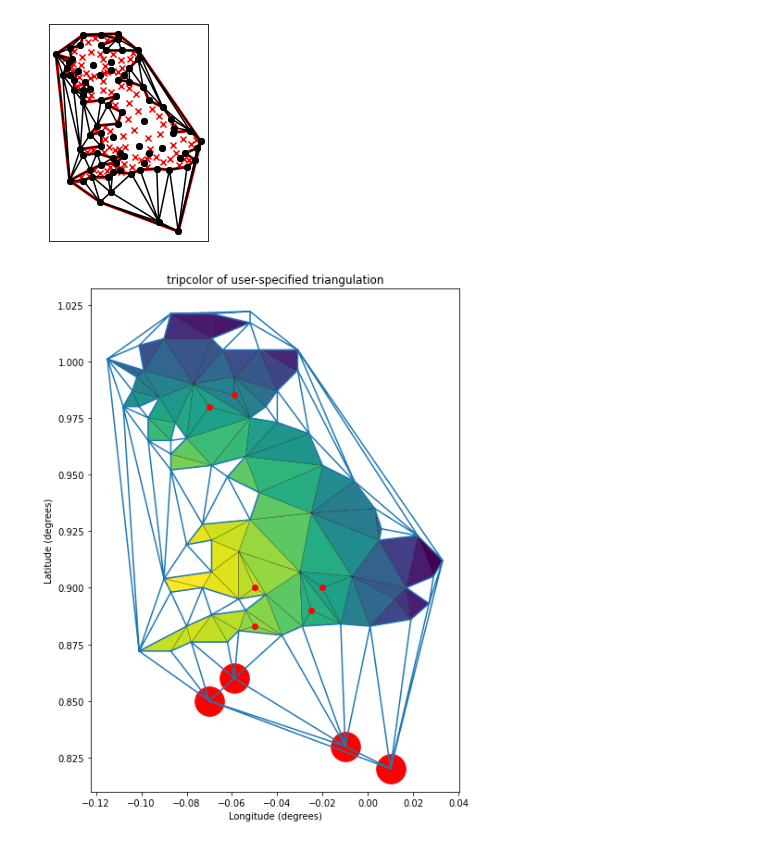
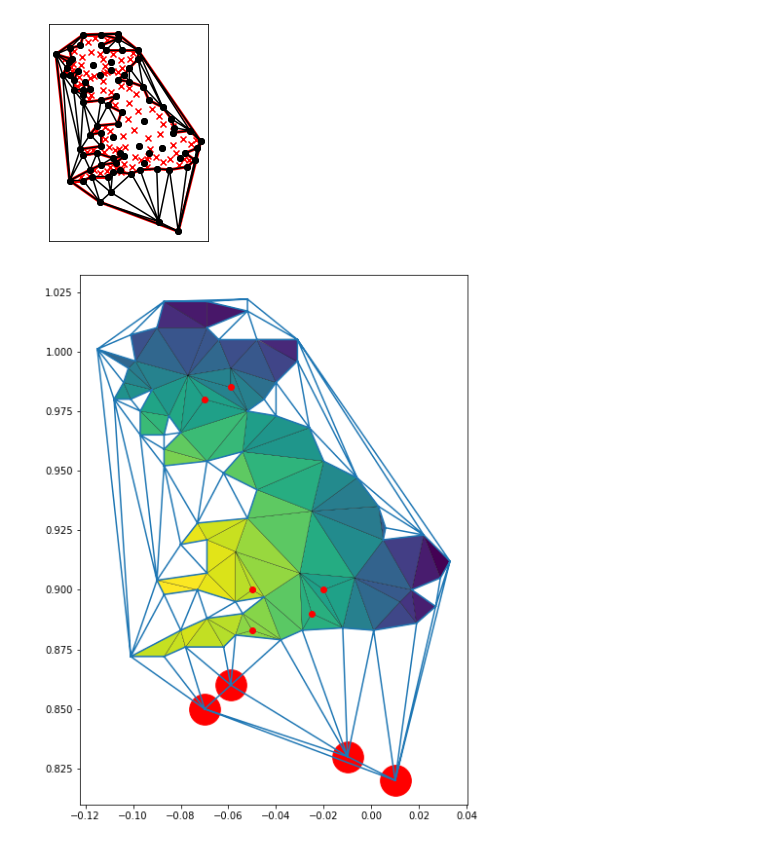
Before and after one commit to emerald-geomodelling/EmeraldTriangles, a Jupyter notebook: Example usage.ipynb, the cells around one changed output. Saved outputs shown, nothing was run; the diff lists cells and outputs as text; code cells hidden in the pictures.

```diff
--- a/Example usage.ipynb
+++ b/Example usage.ipynb
@@ -95,22 +87,14 @@ plt.show()
 # %%
 fig = plt.figure(figsize=(10,10))
 ax = plt.gca()
 ax.set_aspect('equal')
 
-tpc = ax.tripcolor(verticesp["X"], verticesp["Y"], trianglesp[[0,1,2]], facecolors=trianglesp["color"], edgecolors='k')
-
-tpc = ax.triplot(tri["vertices"]["X"].values, tri["vertices"]["Y"].values, tri["triangles"][[0, 1, 2]].values)
-
+ax.tripcolor(verticesp["X"], verticesp["Y"], trianglesp[[0,1,2]], facecolors=trianglesp["color"], edgecolors='k')
+ax.triplot(tri["vertices"]["X"].values, tri["vertices"]["Y"].values, tri["triangles"][[0, 1, 2]].values)
+plt.scatter(newpoints["X"], newpoints["Y"], c="red")
 holes = verticesp.loc[leftover]
-
-plt.scatter(newpoints["X"], newpoints["Y"], c="red")
-
 plt.scatter(holes["X"], holes["Y"], c="red", s=1000)
 
-ax.set_title('tripcolor of user-specified triangulation')
-ax.set_xlabel('Longitude (degrees)')
-ax.set_ylabel('Latitude (degrees)')
-
 plt.show()
 # %% [output]
-[figure, old version]
+[figure, new version]
```
Also changed, not shown: parts of 4 cells of this notebook.
